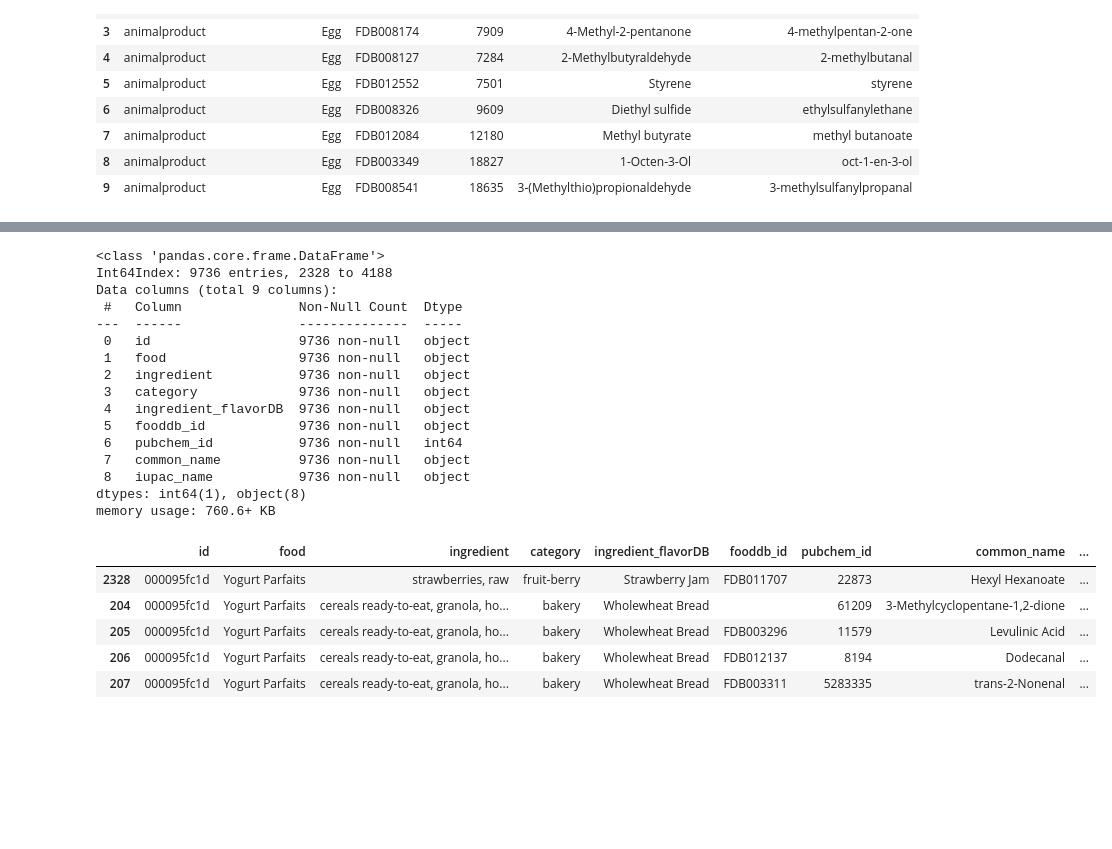
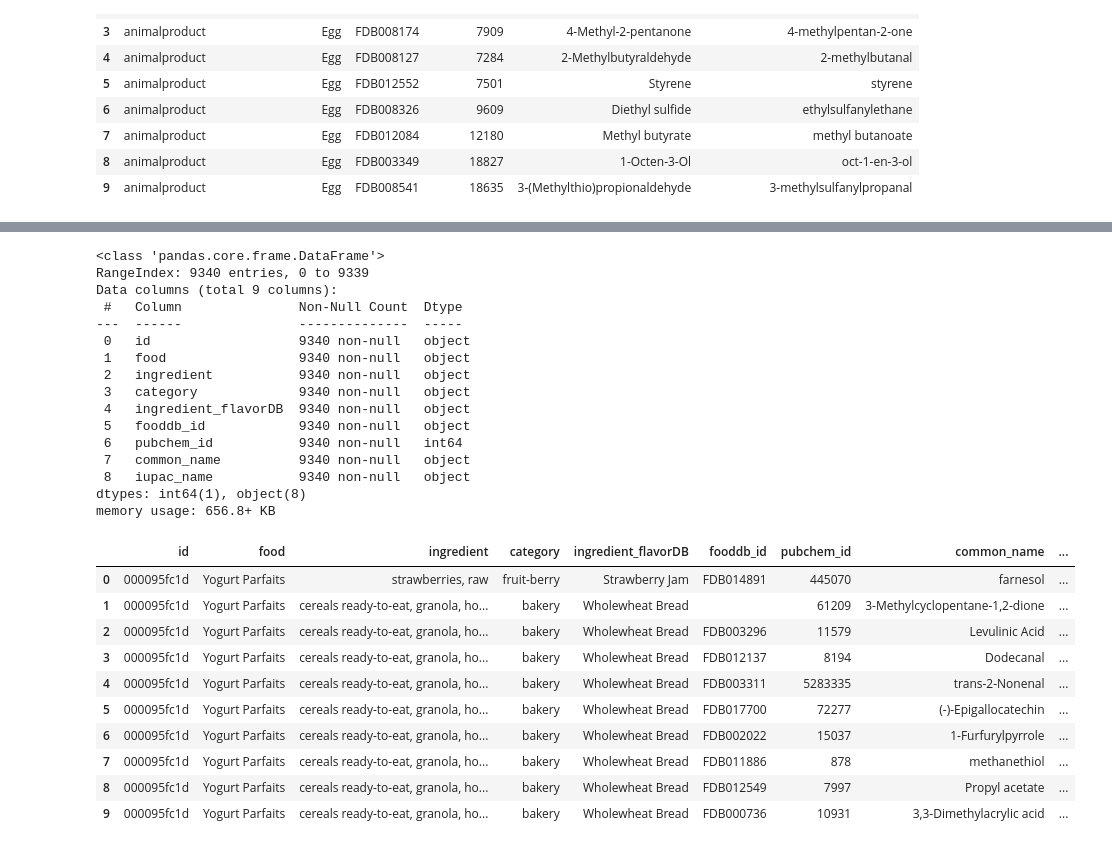
Before and after one commit to jhwaffles/cse6242-team58-project, a Jupyter notebook: data_prep/data_prep.ipynb, the cells around one changed output, grey strips where cells are left out. Drawn from its saved outputs; the diff is of its cells as text; code cells hidden in the pictures; blank space fills up the shorter version.

Commit message:
fixed sum of gredient freq != # of unique ingredients per each food

```diff
--- a/data_prep/data_prep.ipynb
+++ b/data_prep/data_prep.ipynb
@@ -63,4 +102,6 @@ flatten_food_df = flatten_food_df.iloc[0:partition, :] # partition to a small su
 ## re-order the column header and rename ingredient
 flatten_food_df = flatten_food_df[["id", "title", "text"]]
 flatten_food_df = flatten_food_df.rename(columns = {"text": "ingredient"})
+flatten_food_df = flatten_food_df.drop_duplicates(subset=['id', 'ingredient']) # remove duplicated ingredients for each food
+flatten_food_df = flatten_food_df.reset_index(drop=True)
 # %%
@@ -121,4 +216,8 @@ flatten_food_df.iloc[0:5, :]
 # %%
 ## join two dataset on ingredients
 merged_df = flatten_flavor_df.merge(flatten_food_df,left_on='entity_alias_readable',right_on='key', how="inner")
-merged_df.iloc[[0,3], :]
+merged_df = merged_df.sort_values(by=["id"])
+merged_df = merged_df.reset_index(drop=True)
+## reorder the cols
+merged_df = merged_df[["id", "title", "ingredient", "category", "entity_alias_readable", "fooddb_id", "pubchem_id", "common_name", "iupac_name"]]
+merged_df = merged_df.rename(columns = {"title": "food", "entity_alias_readable": "ingredient_flavorDB"})
@@ -142,29 +232,34 @@ merged_df = merged_df.sort_values(by=["id"])
 # flatten_nutr.insert(0, "id", nutr["id"], True)
 # %%
 merged_df.info()
-merged_df.iloc[0:5, :]
+merged_df.iloc[0:10, :]
 # %% [output]
 <class 'pandas.core.frame.DataFrame'>
-Int64Index: 9736 entries, 2328 to 4188
+RangeIndex: 9340 entries, 0 to 9339
 Data columns (total 9 columns):
  #   Column               Non-Null Count  Dtype
 ---  ------               --------------  -----
- 0   id                   9736 non-null   object
- 1   food                 9736 non-null   object
- 2   ingredient           9736 non-null   object
- 3   category             9736 non-null   object
- 4   ingredient_flavorDB  9736 non-null   object
- 5   fooddb_id            9736 non-null   object
- 6   pubchem_id           9736 non-null   int64
- 7   common_name          9736 non-null   object
- 8   iupac_name           9736 non-null   object
+ 0   id                   9340 non-null   object
+ 1   food                 9340 non-null   object
+ 2   ingredient           9340 non-null   object
+ 3   category             9340 non-null   object
+ 4   ingredient_flavorDB  9340 non-null   object
+ 5   fooddb_id            9340 non-null   object
+ 6   pubchem_id           9340 non-null   int64
+ 7   common_name          9340 non-null   object
+ 8   iupac_name           9340 non-null   object
 dtypes: int64(1), object(8)
-memory usage: 760.6+ KB
+memory usage: 656.8+ KB
 |  | id | food | ingredient | category | ingredient_flavorDB | fooddb_id | pubchem_id | common_name | ... |
-| 2328 | 000095fc1d | Yogurt Parfaits | strawberries, raw | fruit-berry | Strawberry Jam | FDB011707 | 22873 | Hexyl Hexanoate | ... |
-| 204 | 000095fc1d | Yogurt Parfaits | cereals ready-to-eat, granola, ho... | bakery | Wholewheat Bread |  | 61209 | 3-Methylcyclopentane-1,2-dione | ... |
-| 205 | 000095fc1d | Yogurt Parfaits | cereals ready-to-eat, granola, ho... | bakery | Wholewheat Bread | FDB003296 | 11579 | Levulinic Acid | ... |
-| 206 | 000095fc1d | Yogurt Parfaits | cereals ready-to-eat, granola, ho... | bakery | Wholewheat Bread | FDB012137 | 8194 | Dodecanal | ... |
-| 207 | 000095fc1d | Yogurt Parfaits | cereals ready-to-eat, granola, ho... | bakery | Wholewheat Bread | FDB003311 | 5283335 | trans-2-Nonenal | ... |
+| 0 | 000095fc1d | Yogurt Parfaits | strawberries, raw | fruit-berry | Strawberry Jam | FDB014891 | 445070 | farnesol | ... |
+| 1 | 000095fc1d | Yogurt Parfaits | cereals ready-to-eat, granola, ho... | bakery | Wholewheat Bread |  | 61209 | 3-Methylcyclopentane-1,2-dione | ... |
+| 2 | 000095fc1d | Yogurt Parfaits | cereals ready-to-eat, granola, ho... | bakery | Wholewheat Bread | FDB003296 | 11579 | Levulinic Acid | ... |
+| 3 | 000095fc1d | Yogurt Parfaits | cereals ready-to-eat, granola, ho... | bakery | Wholewheat Bread | FDB012137 | 8194 | Dodecanal | ... |
+| 4 | 000095fc1d | Yogurt Parfaits | cereals ready-to-eat, granola, ho... | bakery | Wholewheat Bread | FDB003311 | 5283335 | trans-2-Nonenal | ... |
+| 5 | 000095fc1d | Yogurt Parfaits | cereals ready-to-eat, granola, ho... | bakery | Wholewheat Bread | FDB017700 | 72277 | (-)-Epigallocatechin | ... |
+| 6 | 000095fc1d | Yogurt Parfaits | cereals ready-to-eat, granola, ho... | bakery | Wholewheat Bread | FDB002022 | 15037 | 1-Furfurylpyrrole | ... |
+| 7 | 000095fc1d | Yogurt Parfaits | cereals ready-to-eat, granola, ho... | bakery | Wholewheat Bread | FDB011886 | 878 | methanethiol | ... |
+| 8 | 000095fc1d | Yogurt Parfaits | cereals ready-to-eat, granola, ho... | bakery | Wholewheat Bread | FDB012549 | 7997 | Propyl acetate | ... |
+| 9 | 000095fc1d | Yogurt Parfaits | cereals ready-to-eat, granola, ho... | bakery | Wholewheat Bread | FDB000736 | 10931 | 3,3-Dimethylacrylic acid | ... |
 # %%
 ## count the freq of category of ingredients for each food
```
Also changed, not shown: parts of 24 cells of this notebook, 1 other file.
